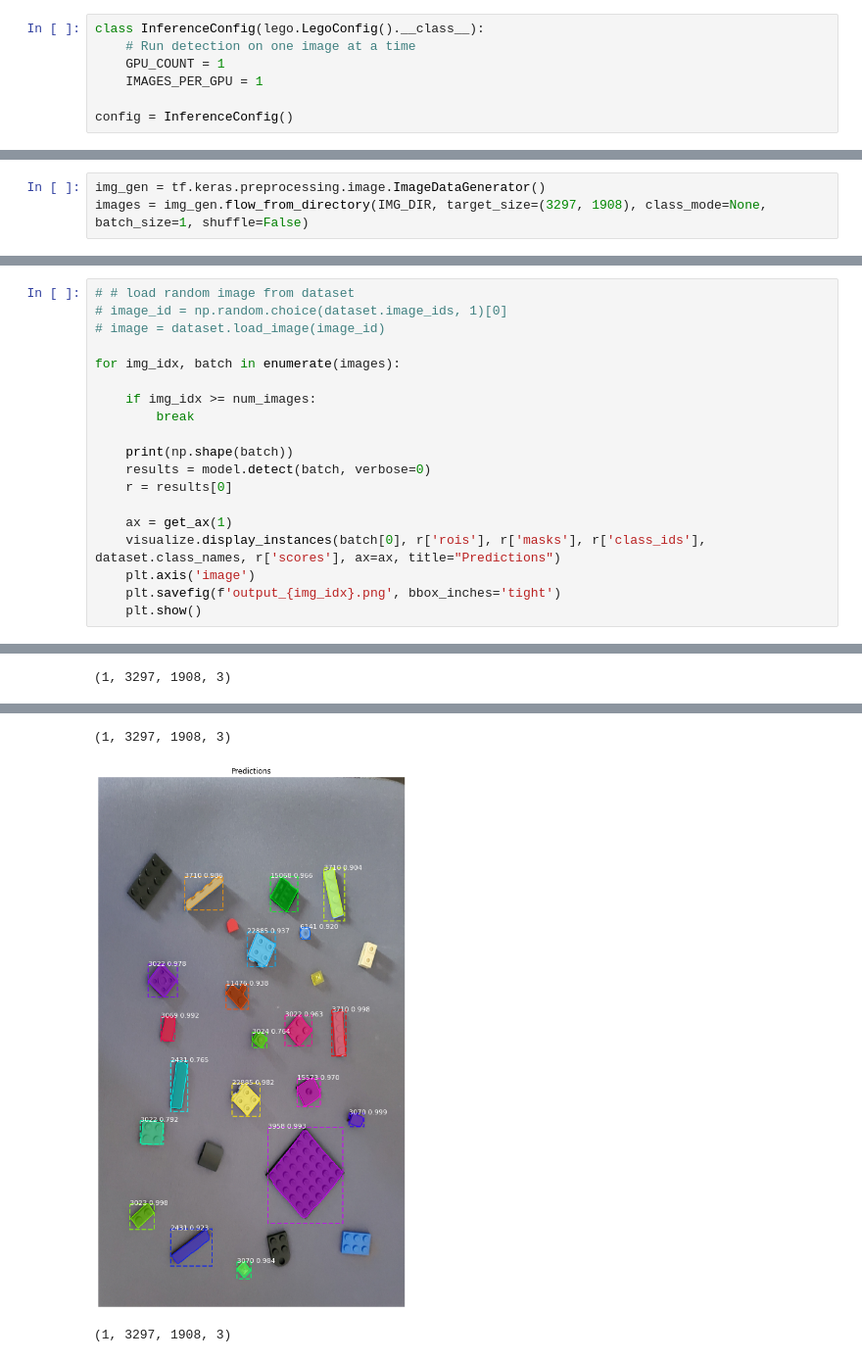
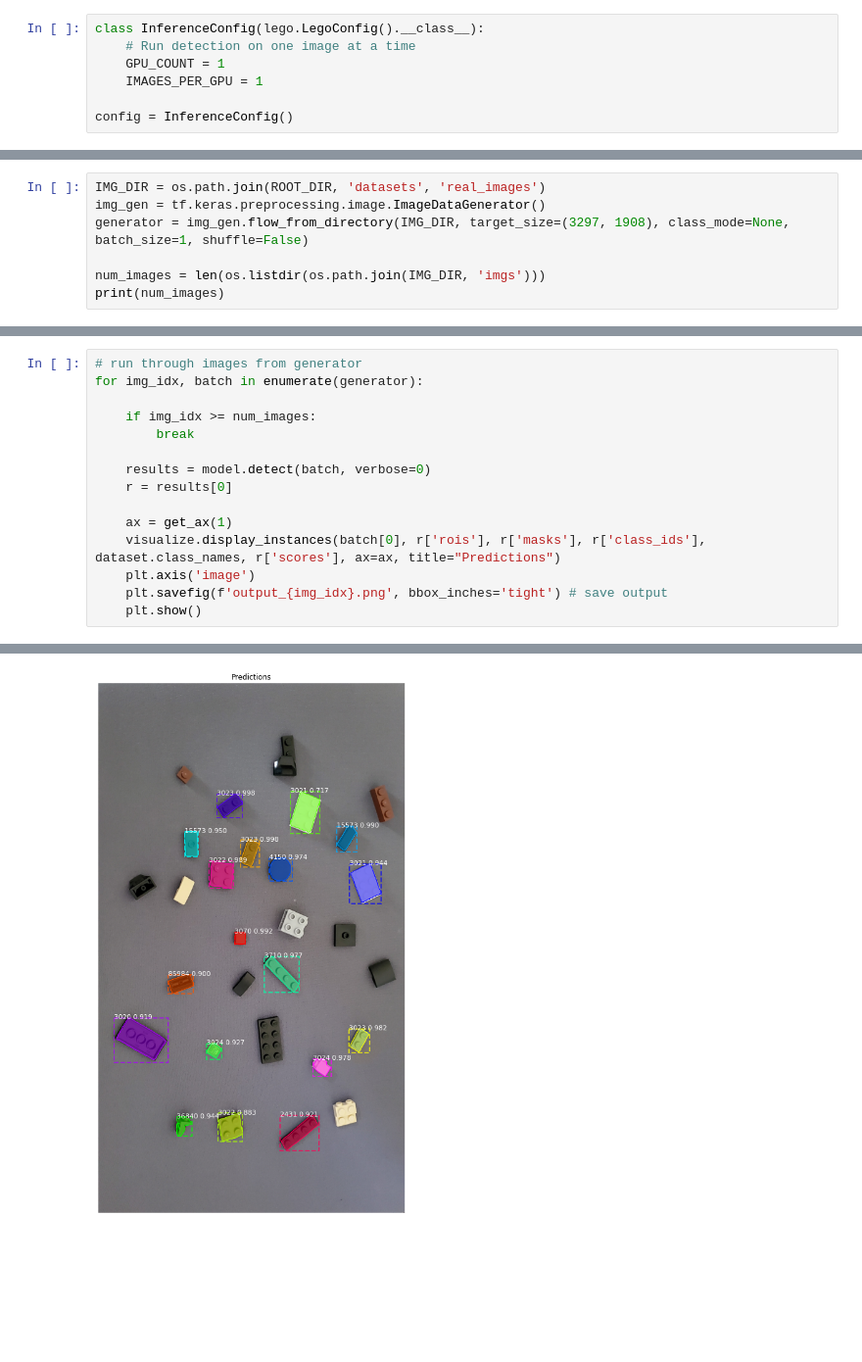
Before and after one commit to LilDataMonster/Lego-CNN, a Jupyter notebook: run_brixilated_inference_real.ipynb, the cells around one changed output, grey strips where cells are left out. Shown at 98% size. Drawn from its saved outputs; the diff is of its cells as text; blank space fills up the shorter version.

Commit message:
notebook cleanup on real images

```diff
--- a/run_brixilated_inference_real.ipynb
+++ b/run_brixilated_inference_real.ipynb
@@ -84,5 +78,9 @@ imgs
 # %%
+IMG_DIR = os.path.join(ROOT_DIR, 'datasets', 'real_images')
 img_gen = tf.keras.preprocessing.image.ImageDataGenerator()
-images = img_gen.flow_from_directory(IMG_DIR, target_size=(3297, 1908), class_mode=None, batch_size=1, shuffle=False)
+generator = img_gen.flow_from_directory(IMG_DIR, target_size=(3297, 1908), class_mode=None, batch_size=1, shuffle=False)
+
+num_images = len(os.listdir(os.path.join(IMG_DIR, 'imgs')))
+print(num_images)
 # %% [output]
 Found 5 images belonging to 1 classes.
@@ -107,22 +102,18 @@ index created!
 Images: 3029
 Classes: ['BG', '2431', '3003', '3005', '3010', '3020', '3021', '3022', '3023', '3024', '3069', '3070', '3176', '3622', '3700', '3710', '3958', '4150', '4274', '6141', '11211', '11476', '11477', '1506 ...
 # %%
-# # load random image from dataset
-# image_id = np.random.choice(dataset.image_ids, 1)[0]
-# image = dataset.load_image(image_id)
-
-for img_idx, batch in enumerate(images):
+# run through images from generator
+for img_idx, batch in enumerate(generator):
 
     if img_idx >= num_images:
         break
 
-    print(np.shape(batch))
     results = model.detect(batch, verbose=0)
     r = results[0]
 
     ax = get_ax(1)
     visualize.display_instances(batch[0], r['rois'], r['masks'], r['class_ids'], dataset.class_names, r['scores'], ax=ax, title="Predictions")
     plt.axis('image')
-    plt.savefig(f'output_{img_idx}.png', bbox_inches='tight')
+    plt.savefig(f'output_{img_idx}.png', bbox_inches='tight') # save output
     plt.show()
 # %% [output]
@@ -131 +124,0 @@ for img_idx, batch in enumerate(images):
-(1, 3297, 1908, 3)
@@ -133,3 +126 @@ for img_idx, batch in enumerate(images):
-(1, 3297, 1908, 3)
-[figure, old version]
+[figure, new version]
-(1, 3297, 1908, 3)
```
Also changed, not shown: parts of 7 cells of this notebook.
